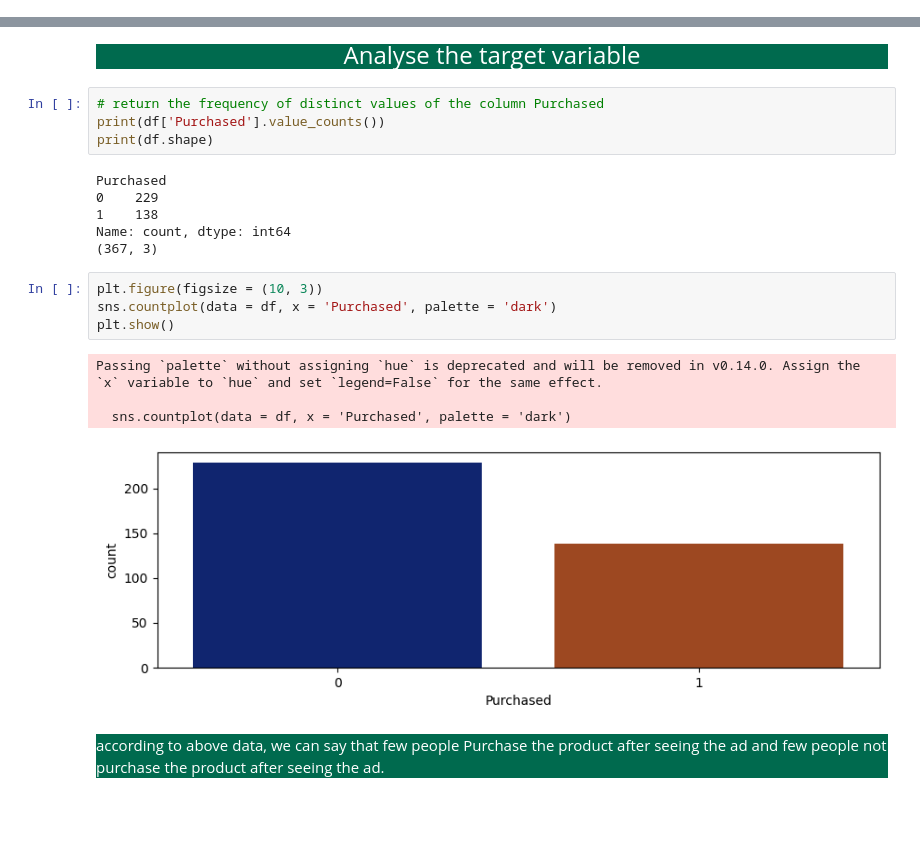
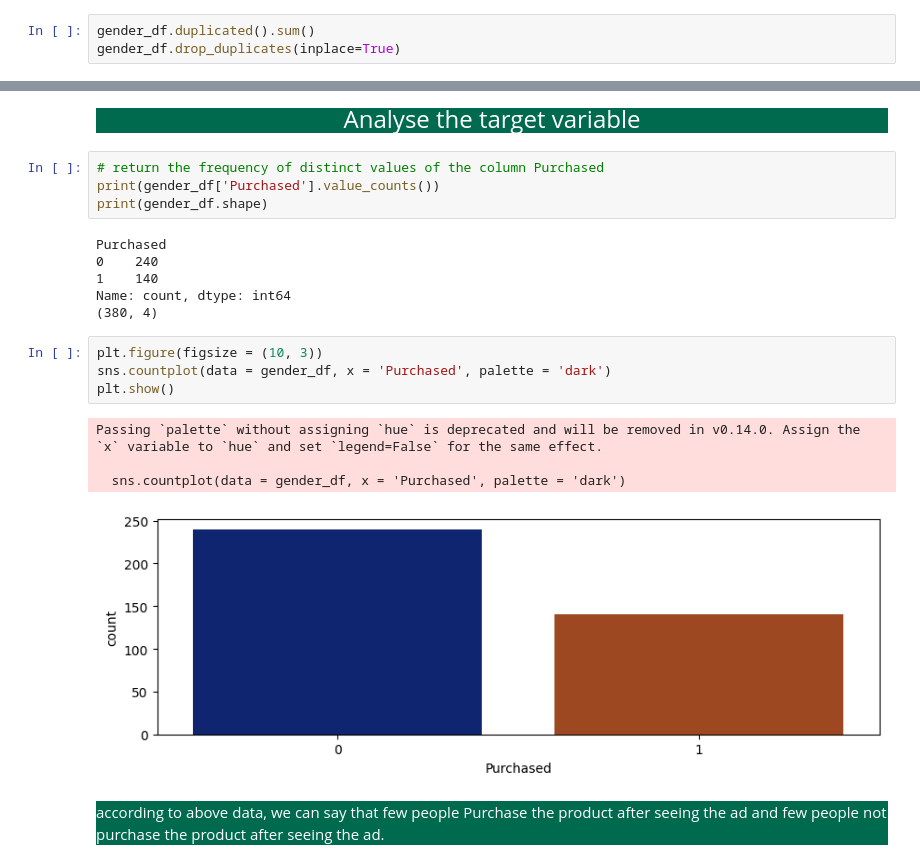
Before and after one commit to The1one1/ML_algo_Code, a Jupyter notebook: svm.ipynb, the cells around one changed output, grey strips where cells are left out. Cells and saved outputs as stored; diff of their text form; blank space fills up the shorter version.

```diff
--- a/svm.ipynb
+++ b/svm.ipynb
@@ -16,4 +16,7 @@ df.head()
 # %%
 # new data frame with split value columns
 gender_df = df.drop(['User ID'], axis=1, inplace=False)
+# %%
+gender_df.duplicated().sum()
+gender_df.drop_duplicates(inplace=True)
 # %%
@@ -119,23 +85,23 @@ plt.show()
 <div style="background-color: #006a4e; color:white; text-align:center"><font size = "5">Analyse the target variable</div>
 # %%
 # return the frequency of distinct values of the column Purchased
-print(df['Purchased'].value_counts())
-print(df.shape)
+print(gender_df['Purchased'].value_counts())
+print(gender_df.shape)
 # %% [output]
 Purchased
-0    229
-1    138
+0    240
+1    140
 Name: count, dtype: int64
-(367, 3)
+(380, 4)
 # %%
 plt.figure(figsize = (10, 3))
-sns.countplot(data = df, x = 'Purchased', palette = 'dark')
+sns.countplot(data = gender_df, x = 'Purchased', palette = 'dark')
 plt.show()
 # %% [output]
 Passing `palette` without assigning `hue` is deprecated and will be removed in v0.14.0. Assign the `x` variable to `hue` and set `legend=False` for the same effect.
 
-  sns.countplot(data = df, x = 'Purchased', palette = 'dark')
+  sns.countplot(data = gender_df, x = 'Purchased', palette = 'dark')
-[figure, old version]
+[figure, new version]
 # %% [markdown]
 <div style="background-color:#006a4e; color: white">
 according to above data, we can say that few people Purchase the product after seeing the ad and few people not purchase the product after seeing the ad.
```
Also changed, not shown: parts of 72 cells of this notebook.
